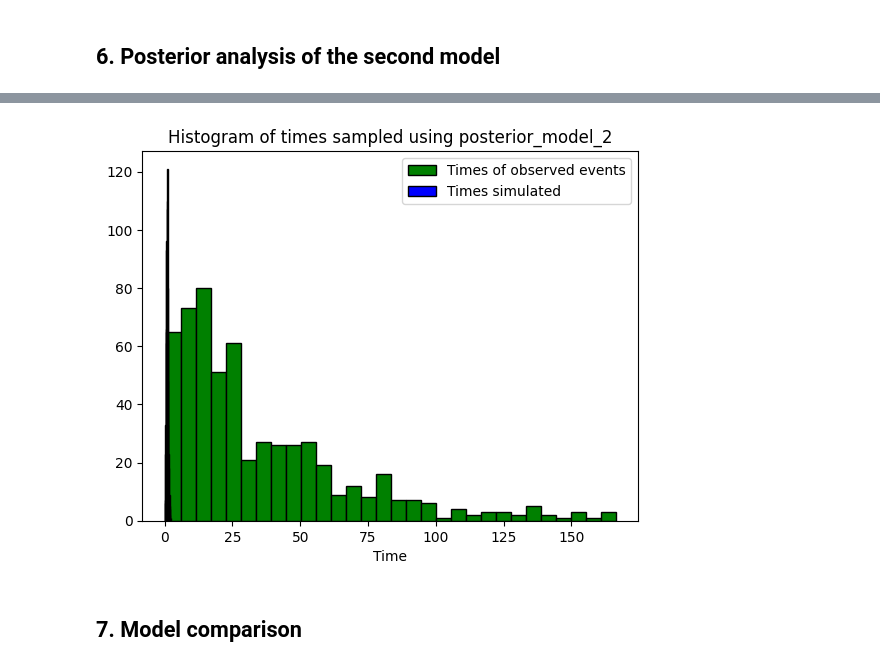
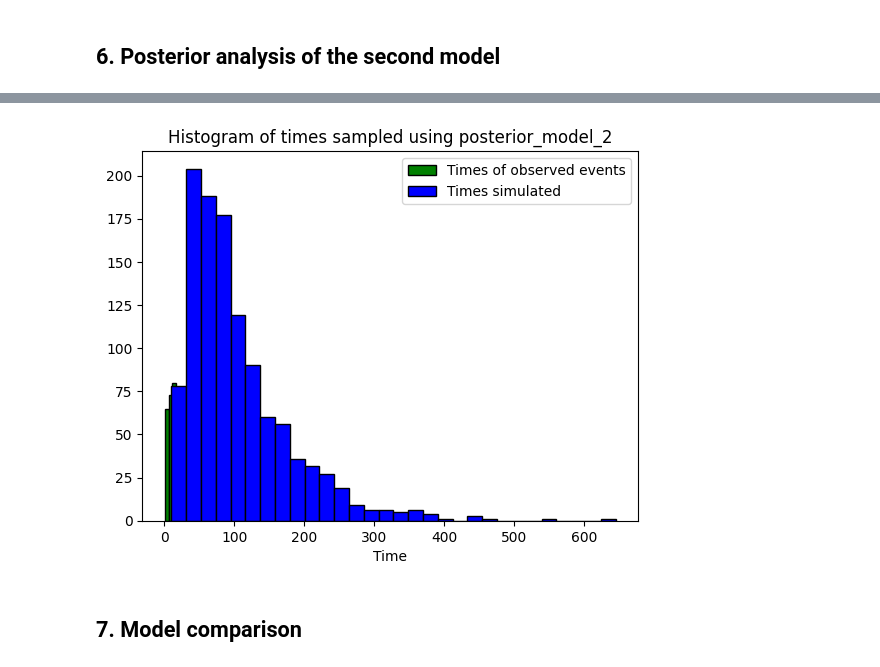
Before and after one commit to rafalmaciasz/employee-turnover, a Jupyter notebook: project.ipynb, the cells around one changed output, grey strips where cells are left out. Cells and saved outputs as stored; diff of their text form; code cells hidden in the pictures.

```diff
--- a/project.ipynb
+++ b/project.ipynb
@@ -620,12 +628,12 @@ posterior_model_2 = do_sampling(
         "y": target_array,
         "censor": censor_array,
 
-        "mu_k": 0.5,
+        "mu_k": 2.5,
         "sigma_k": 0.01,
-        "mu_lambda": 20,
-        "sigma_lambda": 0.01,
-        "mu_theta": 0,
-        "sigma_theta": 1
+        # "mu_lambda": 20,
+        # "sigma_lambda": 0.01,
+        "mu_theta": 1.5,
+        "sigma_theta": 0.01
     },
     target=target_array,
     censor=censor_array,
@@ -638,3 +648,3 @@ chain 1 |██████████| 00:01 Sampling completed
-[figure, old version]
+[figure, new version]
 # %% [markdown]
 ## 7. Model comparison
```
Also changed, not shown: parts of 13 cells of this notebook, 3 other files.
